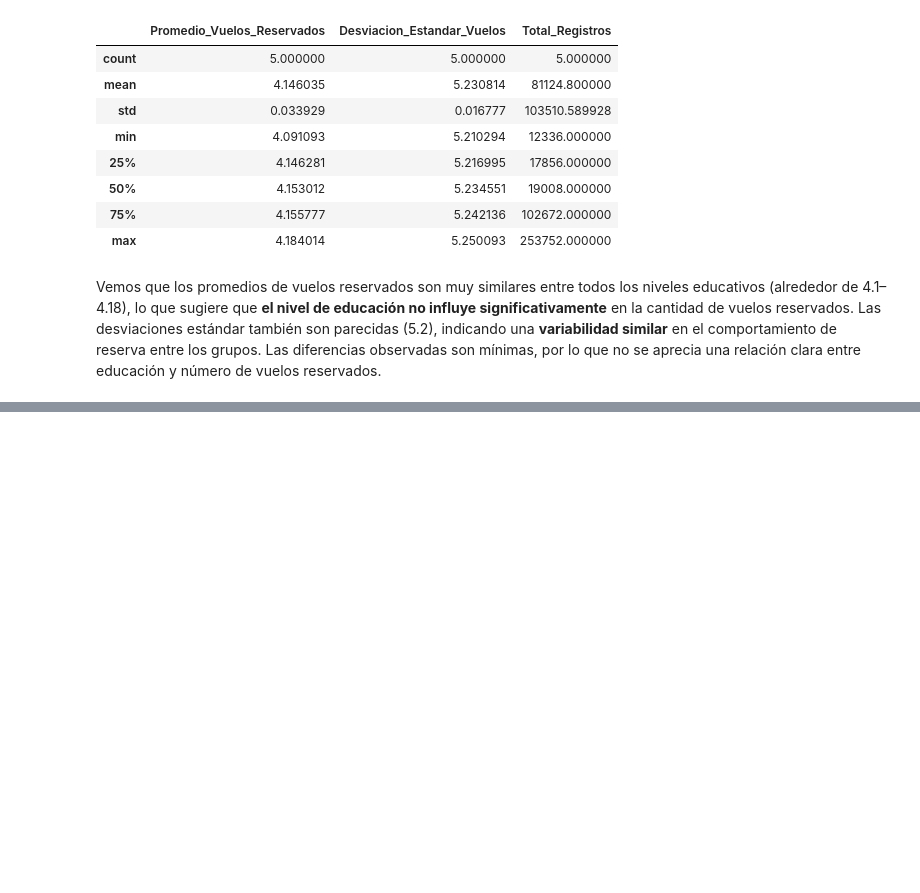
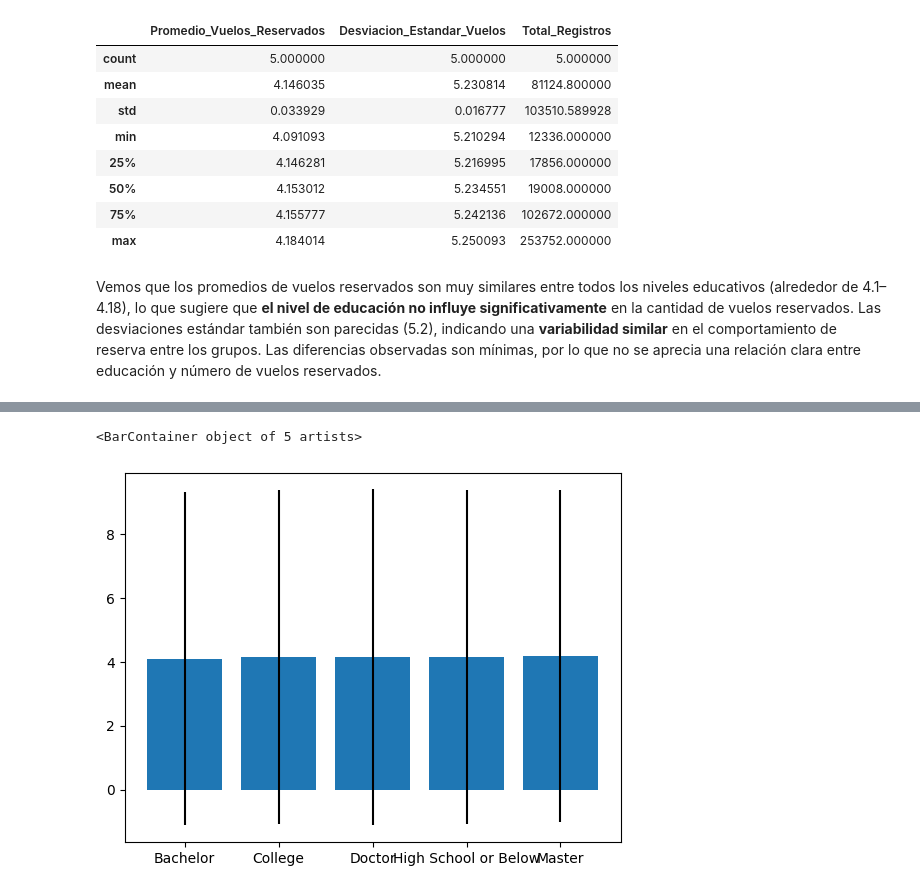
Before and after one commit to Adalab/bda-modulo-3-evaluacion-final-HanniaCorena, a Jupyter notebook: Merge y análisis.ipynb, the cells around one changed output, grey strips where cells are left out. Cells and saved outputs as stored; diff of their text form; code cells hidden in the pictures; blank space fills up the shorter version.

```diff
--- a/Merge y análisis.ipynb
+++ b/Merge y análisis.ipynb
@@ -251,0 +271,9 @@ Vemos que los promedios de vuelos reservados son muy similares entre todos los n
+# %%
+plt.bar(
+    stats_por_educacion['Education'],
+    stats_por_educacion['Promedio_Vuelos_Reservados'],
+    yerr=stats_por_educacion['Desviacion_Estandar_Vuelos']
+)
+# %% [output]
+<BarContainer object of 5 artists>
+[figure, added]
```
Also changed, not shown: parts of 1 cell of this notebook.
